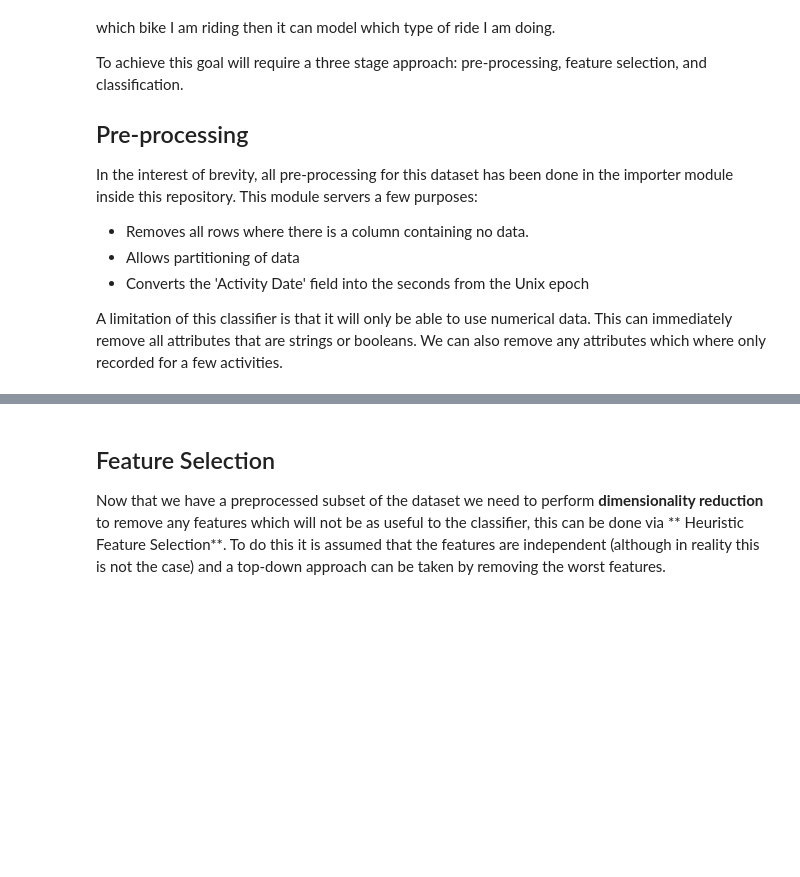
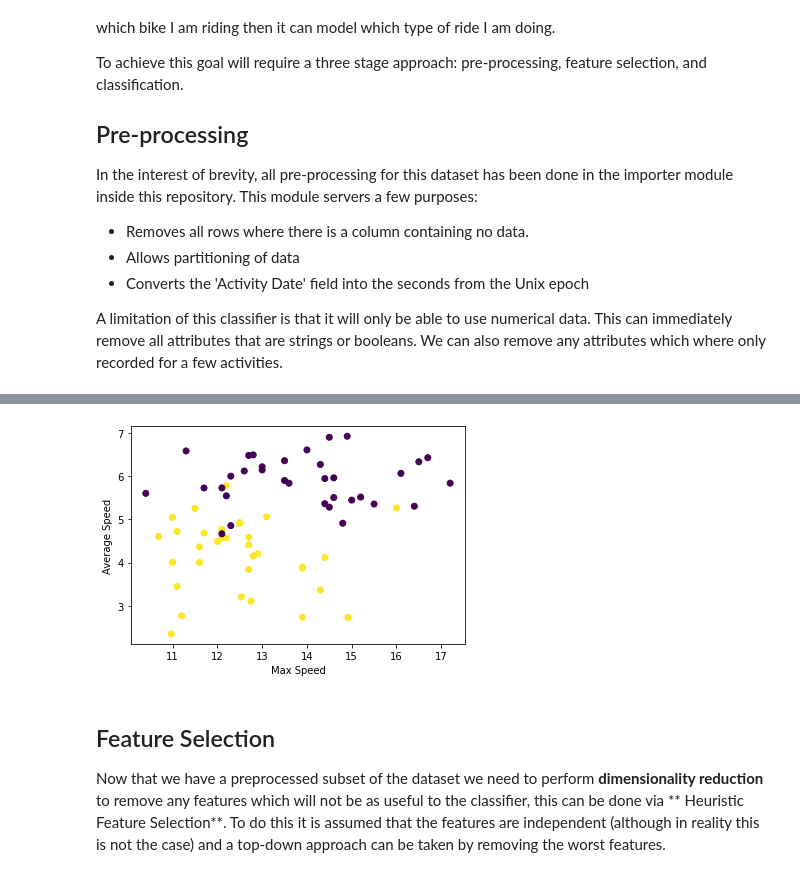
Before and after one commit to alexelwood14/strava-ml, a Jupyter notebook: src/notebook2-classification.ipynb, the cells around one changed output, grey strips where cells are left out. Cells and saved outputs as stored; diff of their text form; code cells hidden in the pictures; blank space fills up the shorter version.

```diff
--- a/src/notebook2-classification.ipynb
+++ b/src/notebook2-classification.ipynb
@@ -41,0 +95,8 @@ This reduces the number of activities to  97
+# %%
+for i in range(50000):
+    L = Bernoulli(logits=X_train@W).log_prob(Y_train).sum()
+
+    dW = t.autograd.grad(outputs=L, inputs=(W,))[0]
+    if 0==i % 1000:
+        print(L.item())
+    W.data += 0.001*dW
@@ -42,3 +133,25 @@ This reduces the number of activities to  97
+# %%
+feature1 = 6
+feature2 = 7
+
+fig, ax = plt.subplots()
+ax.set_xlabel(headers[feature1])
+ax.set_ylabel(headers[feature2])
+ax.scatter(X[:, feature1], X[:, feature2], c=Y)
+
+x0range = t.linspace(*ax.get_xlim(), 500)
+x1range = t.linspace(*ax.get_ylim(), 500)
+
+x0s, x1s = t.meshgrid(x0range, x1range)
+xs = t.stack([x0s, x1s, t.ones(500, 500)], -1)
+
+W_reduce = t.tensor([W[feature1], W[feature2], W[len(W)-1]])
+W_reduce = t.unsqueeze(W_reduce, 0).t()
+
+ps = Bernoulli(logits=xs@W_reduce.detach()).probs[:, :, 0]
+ax.contour(x0s, x1s, 0.5<ps);
+# %% [output]
+[figure, added]
 # %% [markdown]
 ## Feature Selection
 
```
Also changed, not shown: parts of 7 cells of this notebook, 1 other file.
